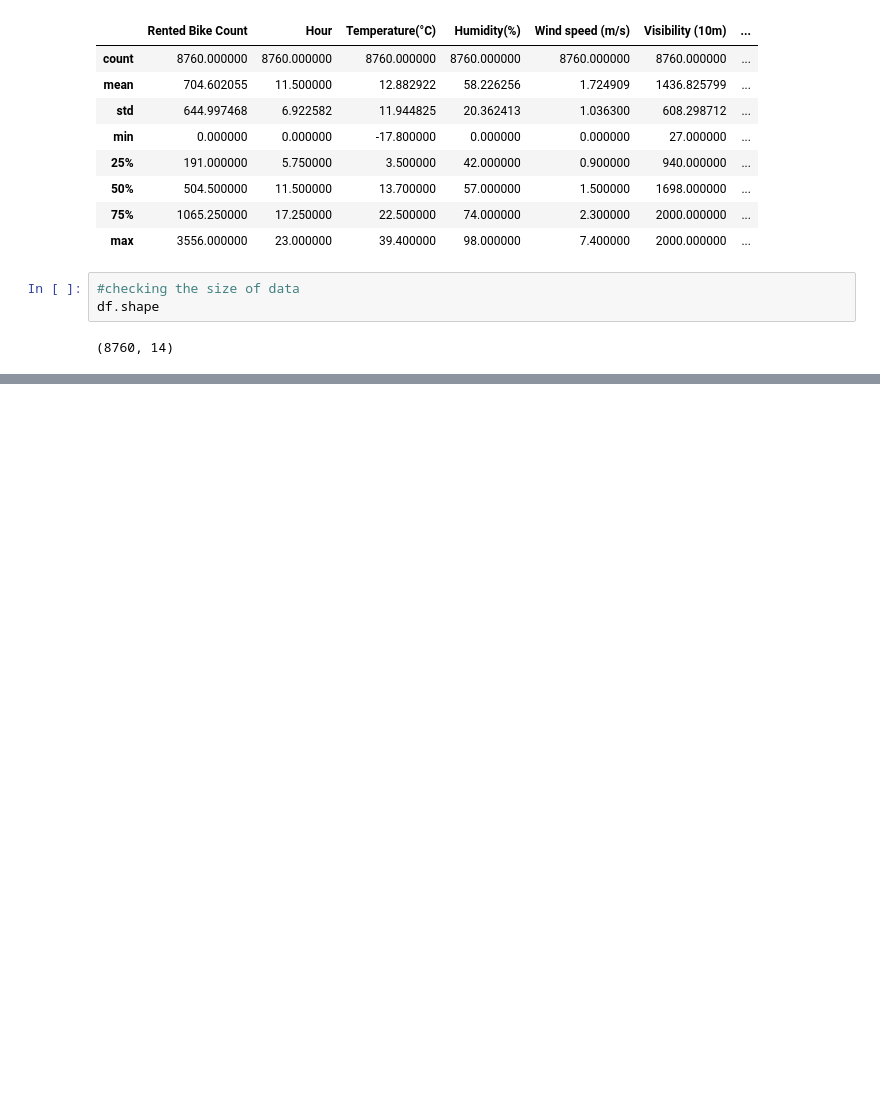
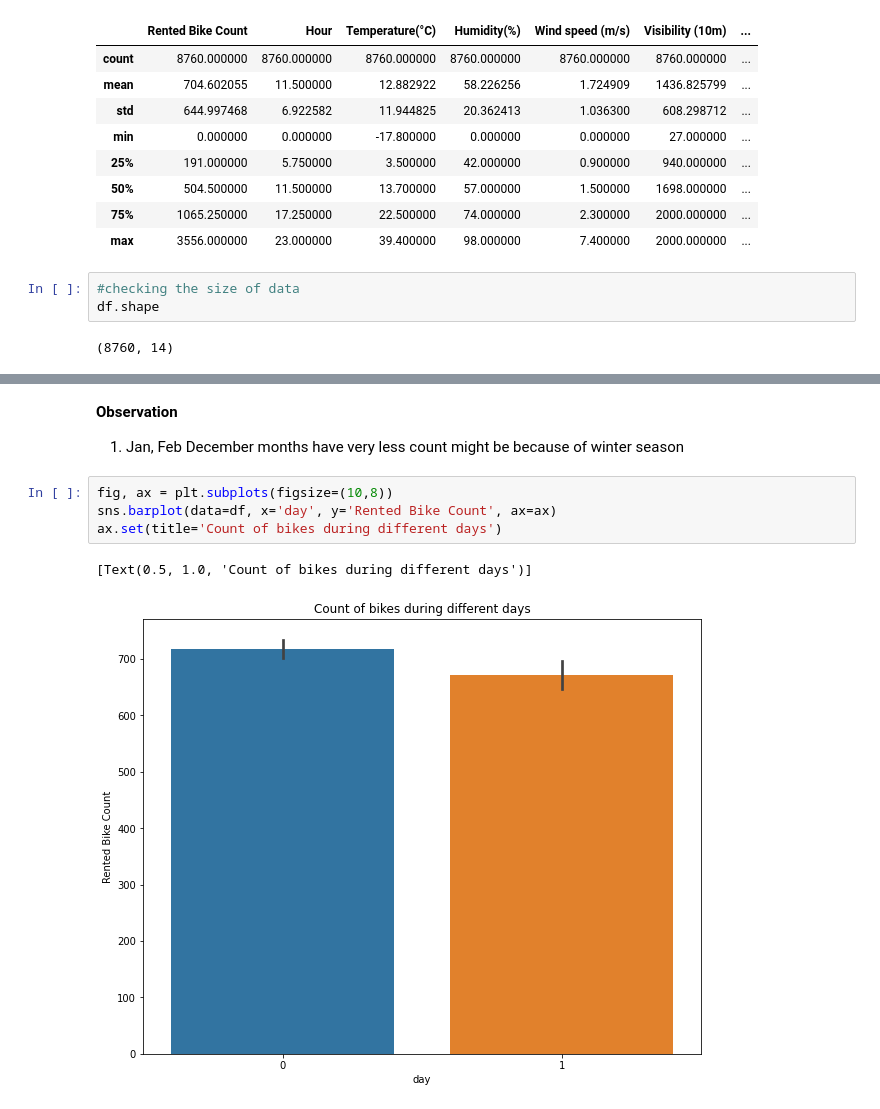
Before and after one commit to soniya1993/Bike-Sharing-Demand-Prediction-, a Jupyter notebook: Bike_Sharing_Demand_Prediction_Capstone_Project_2.ipynb, the cells around one changed output, grey strips where cells are left out. Cells and saved outputs as stored; diff of their text form; blank space fills up the shorter version.

```diff
--- a/Bike_Sharing_Demand_Prediction_Capstone_Project_2.ipynb
+++ b/Bike_Sharing_Demand_Prediction_Capstone_Project_2.ipynb
@@ -93,0 +194,11 @@ df.shape
+# %% [markdown]
+**Observation**
+
+1) Jan, Feb December months have very less count might be because of winter season
+# %%
+fig, ax = plt.subplots(figsize=(10,8))
+sns.barplot(data=df, x='day', y='Rented Bike Count', ax=ax)
+ax.set(title='Count of bikes during different days')
+# %% [output]
+[Text(0.5, 1.0, 'Count of bikes during different days')]
+[figure, added]
```
Also changed, not shown: parts of 24 cells of this notebook.
